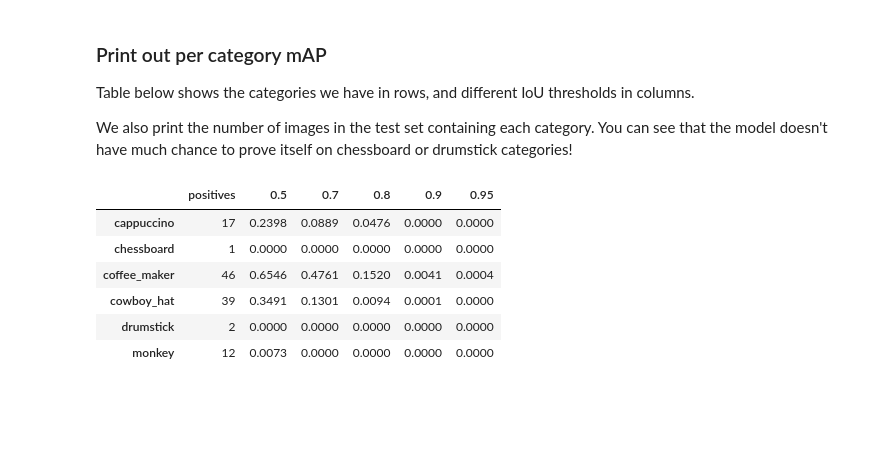
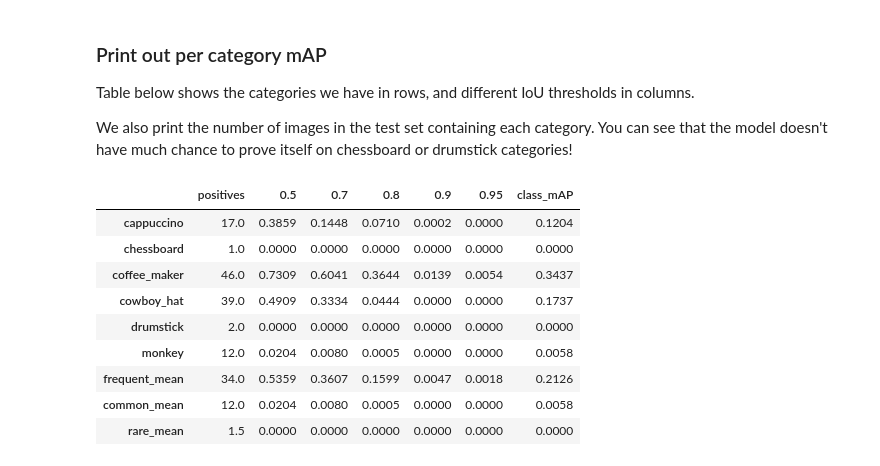
Before and after one commit to alexxcollins/INM705_CW_Collins_Velagala, a Jupyter notebook: notebooks/train_fpn_not_pretrained.ipynb, the cells around one changed output. Cells and saved outputs as stored; diff of their text form; code cells hidden in the pictures; blank space fills up the shorter version.

```diff
--- a/notebooks/train_fpn_not_pretrained.ipynb
+++ b/notebooks/train_fpn_not_pretrained.ipynb
@@ -459,0 +468,11 @@ Wall time: 1min 44s
+# %%
+mAP_list = []
+thresholds = [0.5, 0.7, 0.8, 0.9, 0.95]
+for iou_thresh in thresholds:
+    mAP_list.append(metrics.calculate_ap(pred_boxes, gt,
+                               iou_threshold=iou_thresh,
+                               class_datasets = test_data.class_datasets))
+
+print('\n\n\n--------------\n\n')
+for i in range(len(thresholds)):
+    print('mAP for iou_threshold of {}: {:.3f}'.format(thresholds[i], mAP_list[i][0]))
@@ -466,19 +494,28 @@ We also print the number of images in the test set containing each category. You
 # %%
 df = pd.DataFrame(index = list(range(1, 7)), columns = ['positives'] + thresholds)
 
 df['positives'] = [len(c['positive']) for c in test_data.class_datasets.values()]
 
 for i in range(len(thresholds)):
     data = [v.item() for v in mAP_list[i][1].values()]
     df[thresholds[i]] = data
 
 df.rename(index=test_data.idx_to_classname, inplace=True)
+# remove apricot as no data
+# df = df.iloc[1:,:]
+df.loc['frequent_mean'] = df[df.positives > 15].mean()
+df.loc['common_mean'] = df[(df.positives < 15) & (df.positives > 5)].mean()
+df.loc['rare_mean'] = df[df.positives < 8].mean()
+df['class_mAP'] = df.iloc[:, 1:].mean(axis=1)
 df.round(4)
 # %% [output]
-|  | positives | 0.5 | 0.7 | 0.8 | 0.9 | 0.95 |
-| cappuccino | 17 | 0.2398 | 0.0889 | 0.0476 | 0.0000 | 0.0000 |
-| chessboard | 1 | 0.0000 | 0.0000 | 0.0000 | 0.0000 | 0.0000 |
-| coffee_maker | 46 | 0.6546 | 0.4761 | 0.1520 | 0.0041 | 0.0004 |
-| cowboy_hat | 39 | 0.3491 | 0.1301 | 0.0094 | 0.0001 | 0.0000 |
-| drumstick | 2 | 0.0000 | 0.0000 | 0.0000 | 0.0000 | 0.0000 |
-| monkey | 12 | 0.0073 | 0.0000 | 0.0000 | 0.0000 | 0.0000 |
+|  | positives | 0.5 | 0.7 | 0.8 | 0.9 | 0.95 | class_mAP |
+| cappuccino | 17.0 | 0.3859 | 0.1448 | 0.0710 | 0.0002 | 0.0000 | 0.1204 |
+| chessboard | 1.0 | 0.0000 | 0.0000 | 0.0000 | 0.0000 | 0.0000 | 0.0000 |
+| coffee_maker | 46.0 | 0.7309 | 0.6041 | 0.3644 | 0.0139 | 0.0054 | 0.3437 |
+| cowboy_hat | 39.0 | 0.4909 | 0.3334 | 0.0444 | 0.0000 | 0.0000 | 0.1737 |
+| drumstick | 2.0 | 0.0000 | 0.0000 | 0.0000 | 0.0000 | 0.0000 | 0.0000 |
+| monkey | 12.0 | 0.0204 | 0.0080 | 0.0005 | 0.0000 | 0.0000 | 0.0058 |
+| frequent_mean | 34.0 | 0.5359 | 0.3607 | 0.1599 | 0.0047 | 0.0018 | 0.2126 |
+| common_mean | 12.0 | 0.0204 | 0.0080 | 0.0005 | 0.0000 | 0.0000 | 0.0058 |
+| rare_mean | 1.5 | 0.0000 | 0.0000 | 0.0000 | 0.0000 | 0.0000 | 0.0000 |
```
Also changed, not shown: parts of 8 cells of this notebook, 5 other files.
